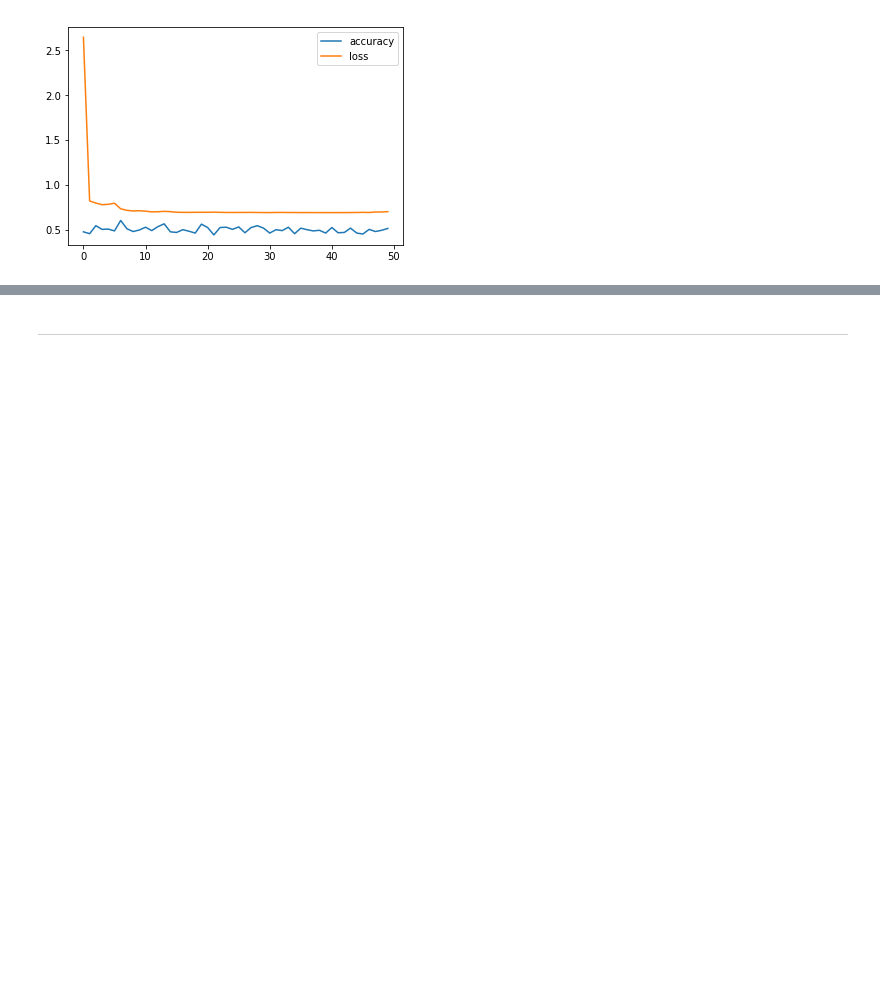
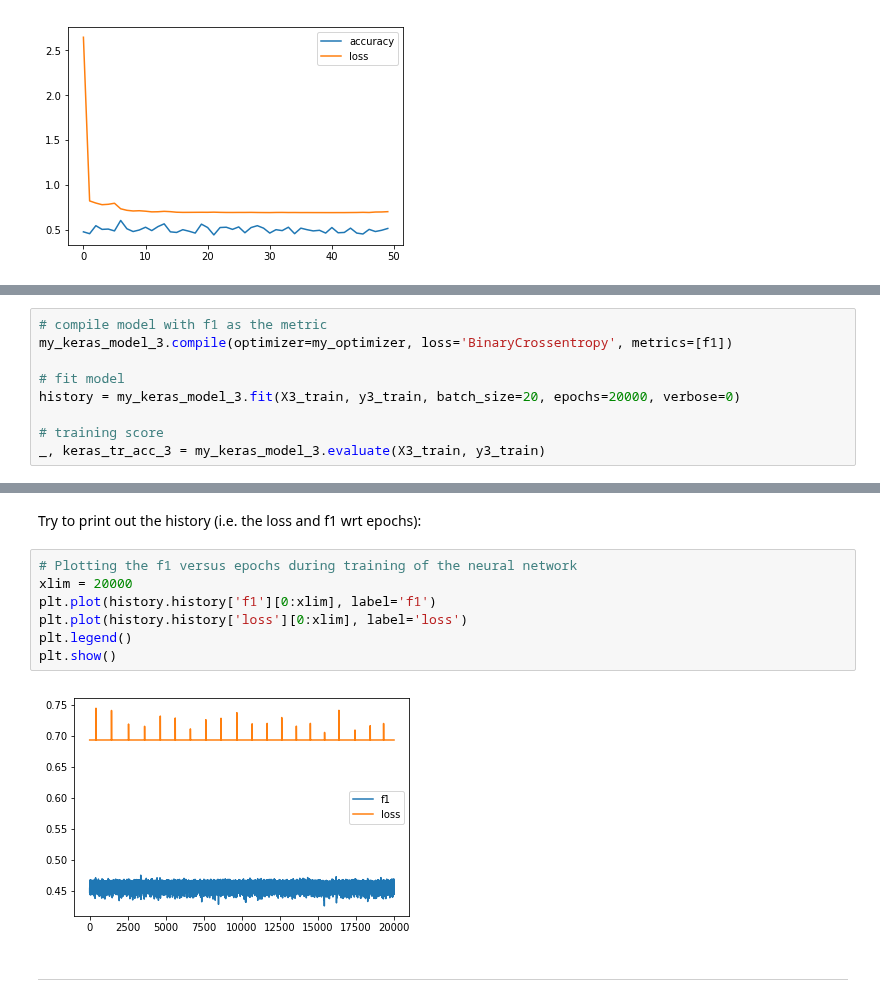
Before and after one commit to hhfchoi/Radiomics, a Jupyter notebook: Capstone - Analysis.ipynb, the cells around one changed output, grey strips where cells are left out. Drawn from its saved outputs; the diff is of its cells as text; blank space fills up the shorter version.

Commit message:
Including f1 as a metric for 3-year analysis

```diff
--- a/Capstone - Analysis.ipynb
+++ b/Capstone - Analysis.ipynb
@@ -1737,0 +1777,9 @@ Name: Survival.time, dtype: int64
+# %%
+# compile model with f1 as the metric
+my_keras_model_3.compile(optimizer=my_optimizer, loss='BinaryCrossentropy', metrics=[f1])
+
+# fit model
+history = my_keras_model_3.fit(X3_train, y3_train, batch_size=20, epochs=20000, verbose=0)
+
+# training score
+_, keras_tr_acc_3 = my_keras_model_3.evaluate(X3_train, y3_train)
@@ -1738,3 +1803,14 @@ Name: Survival.time, dtype: int64
+# %% [markdown]
+Try to print out the history (i.e. the loss and f1 wrt epochs):
+# %%
+# Plotting the f1 versus epochs during training of the neural network
+xlim = 20000
+plt.plot(history.history['f1'][0:xlim], label='f1')
+plt.plot(history.history['loss'][0:xlim], label='loss')
+plt.legend()
+plt.show()
+# %% [output]
+[figure, added]
 # %% [markdown]
 ---
 # %% [markdown]
```
Also changed, not shown: parts of 11 cells of this notebook.
